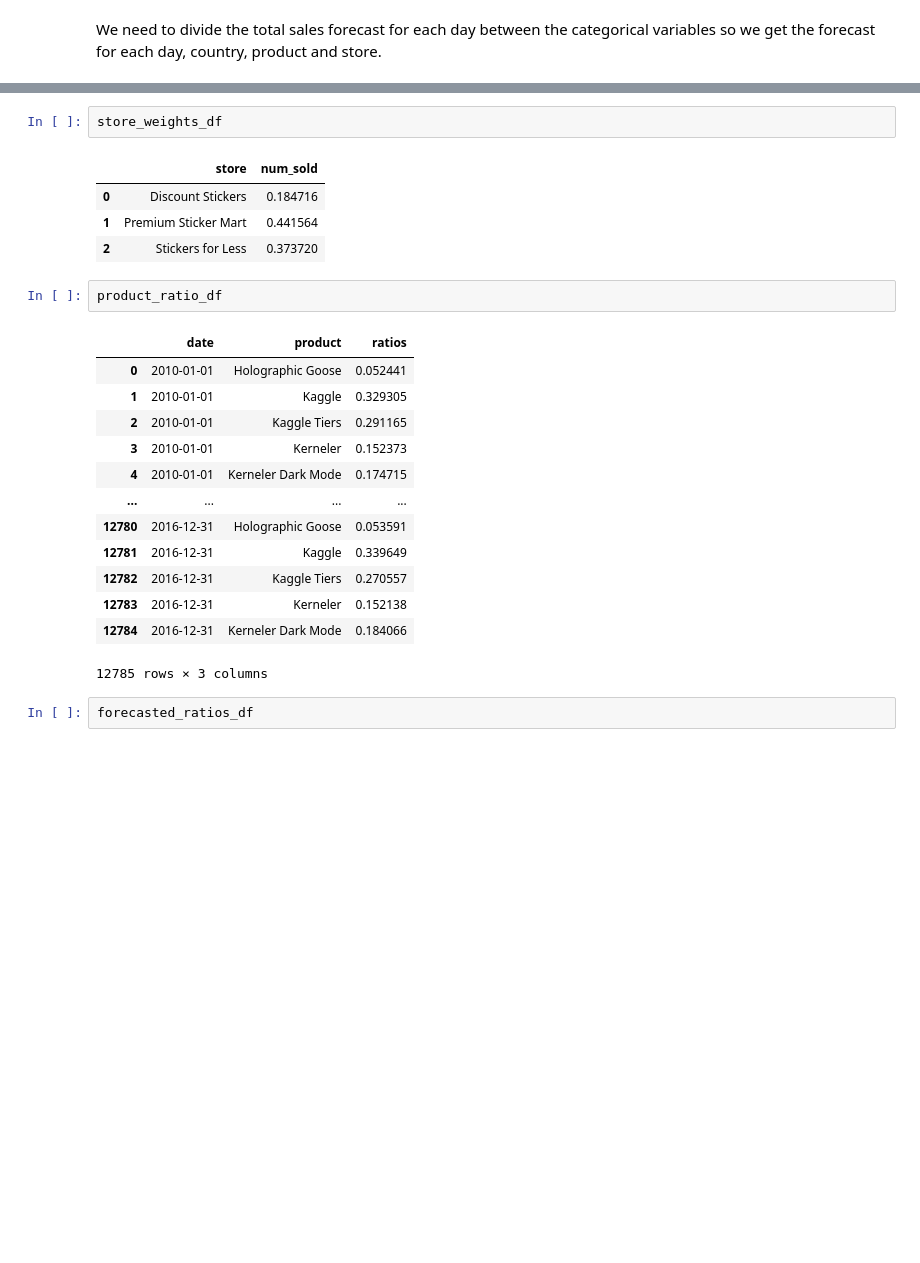
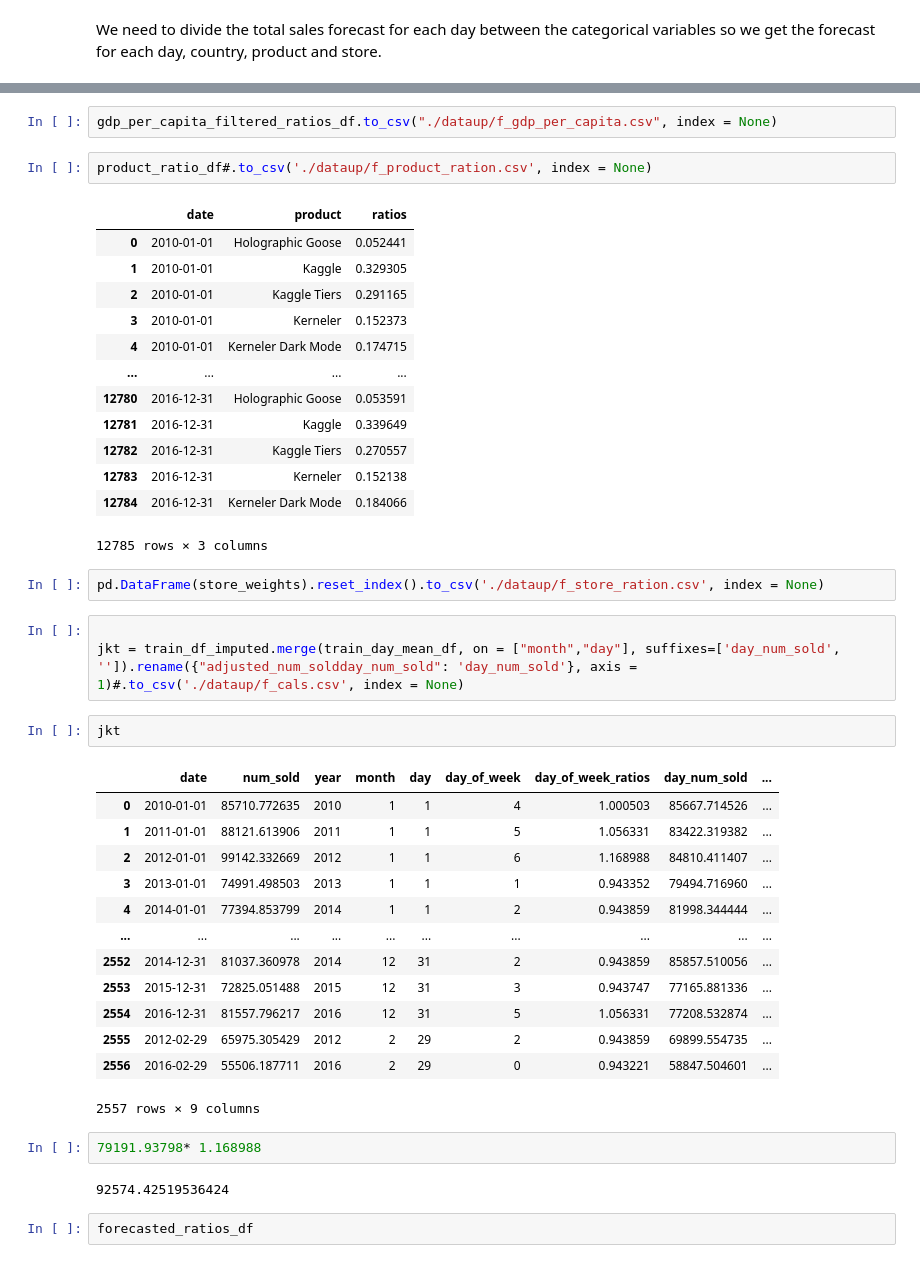
Before and after one commit to fyenne/kaggle_toolbox, a Jupyter notebook: pgs51/s5e1-previous-years-baseline-no-model.ipynb, the cells around one changed output, grey strips where cells are left out. Cells and saved outputs as stored; diff of their text form; blank space fills up the shorter version.

```diff
--- a/pgs51/s5e1-previous-years-baseline-no-model.ipynb
+++ b/pgs51/s5e1-previous-years-baseline-no-model.ipynb
@@ -425,12 +527,7 @@ We need to divide the total sales forecast for each day between the categorical
 # %%
-store_weights_df
+gdp_per_capita_filtered_ratios_df.to_csv("./dataup/f_gdp_per_capita.csv", index = None)
-# %% [output]
-|  | store | num_sold |
-| 0 | Discount Stickers | 0.184716 |
-| 1 | Premium Sticker Mart | 0.441564 |
-| 2 | Stickers for Less | 0.373720 |
 # %%
-product_ratio_df
+product_ratio_df#.to_csv('./dataup/f_product_ration.csv', index = None)
 # %% [output]
 |  | date | product | ratios |
 | 0 | 2010-01-01 | Holographic Goose | 0.052441 |
@@ -445,6 +542,31 @@ product_ratio_df
 | 12783 | 2016-12-31 | Kerneler | 0.152138 |
 | 12784 | 2016-12-31 | Kerneler Dark Mode | 0.184066 |
 12785 rows × 3 columns
+# %%
+pd.DataFrame(store_weights).reset_index().to_csv('./dataup/f_store_ration.csv', index = None)
+# %%
+
+jkt = train_df_imputed.merge(train_day_mean_df, on = ["month","day"], suffixes=['day_num_sold', '']).rename({"adjusted_num_soldday_num_sold": 'day_num_sold'}, axis = 1)#.to_csv('./dataup/f_cals.csv', index = None)
+# %%
+jkt
+# %% [output]
+|  | date | num_sold | year | month | day | day_of_week | day_of_week_ratios | day_num_sold | ... |
+| 0 | 2010-01-01 | 85710.772635 | 2010 | 1 | 1 | 4 | 1.000503 | 85667.714526 | ... |
+| 1 | 2011-01-01 | 88121.613906 | 2011 | 1 | 1 | 5 | 1.056331 | 83422.319382 | ... |
+| 2 | 2012-01-01 | 99142.332669 | 2012 | 1 | 1 | 6 | 1.168988 | 84810.411407 | ... |
+| 3 | 2013-01-01 | 74991.498503 | 2013 | 1 | 1 | 1 | 0.943352 | 79494.716960 | ... |
+| 4 | 2014-01-01 | 77394.853799 | 2014 | 1 | 1 | 2 | 0.943859 | 81998.344444 | ... |
+| ... | ... | ... | ... | ... | ... | ... | ... | ... | ... |
+| 2552 | 2014-12-31 | 81037.360978 | 2014 | 12 | 31 | 2 | 0.943859 | 85857.510056 | ... |
+| 2553 | 2015-12-31 | 72825.051488 | 2015 | 12 | 31 | 3 | 0.943747 | 77165.881336 | ... |
+| 2554 | 2016-12-31 | 81557.796217 | 2016 | 12 | 31 | 5 | 1.056331 | 77208.532874 | ... |
+| 2555 | 2012-02-29 | 65975.305429 | 2012 | 2 | 29 | 2 | 0.943859 | 69899.554735 | ... |
+| 2556 | 2016-02-29 | 55506.187711 | 2016 | 2 | 29 | 0 | 0.943221 | 58847.504601 | ... |
+2557 rows × 9 columns
+# %%
+79191.93798* 1.168988
+# %% [output]
+92574.42519536424
 # %%
 forecasted_ratios_df
 # %% [output]
```
Also changed, not shown: parts of 25 cells of this notebook, 1 other file.
